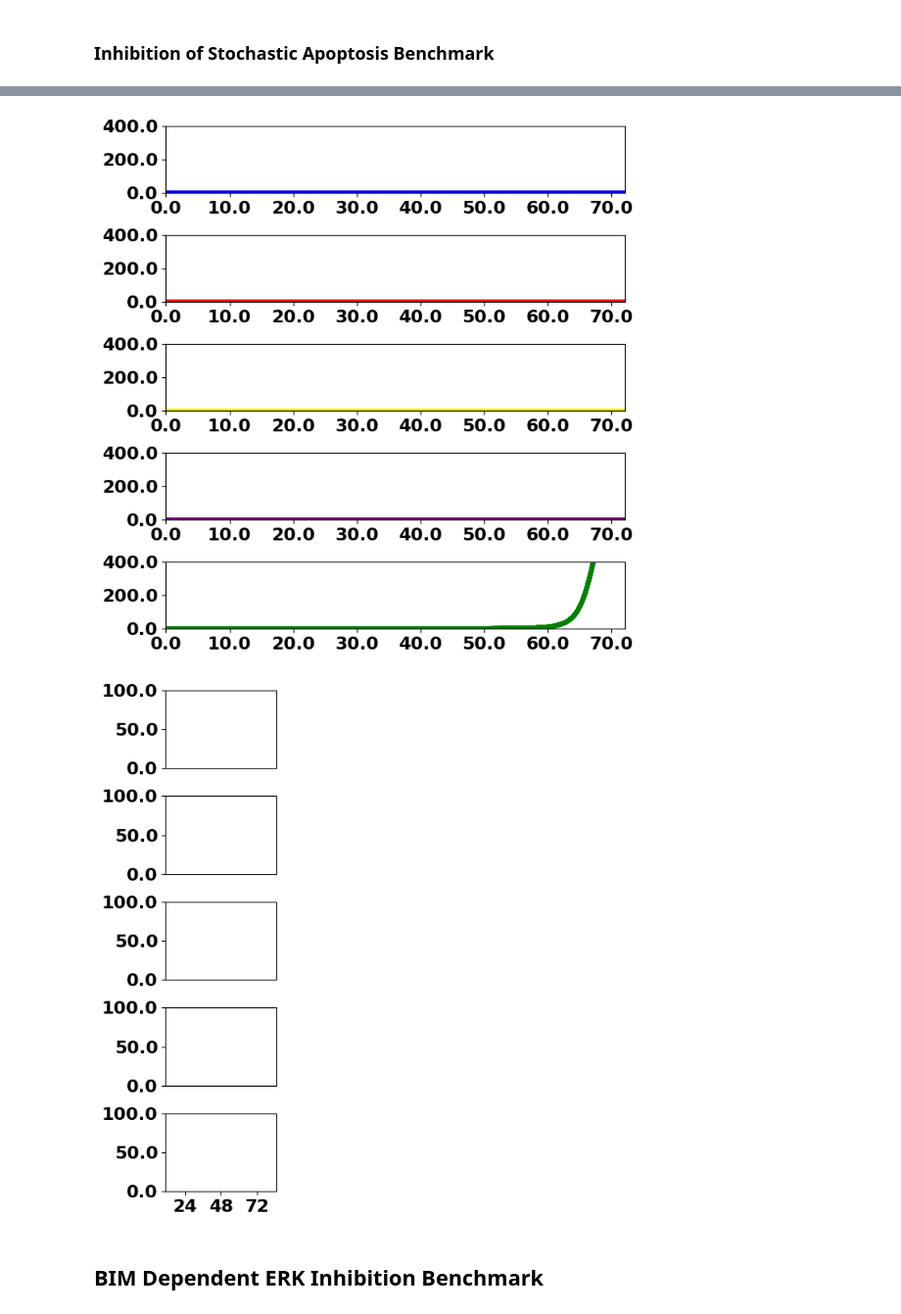
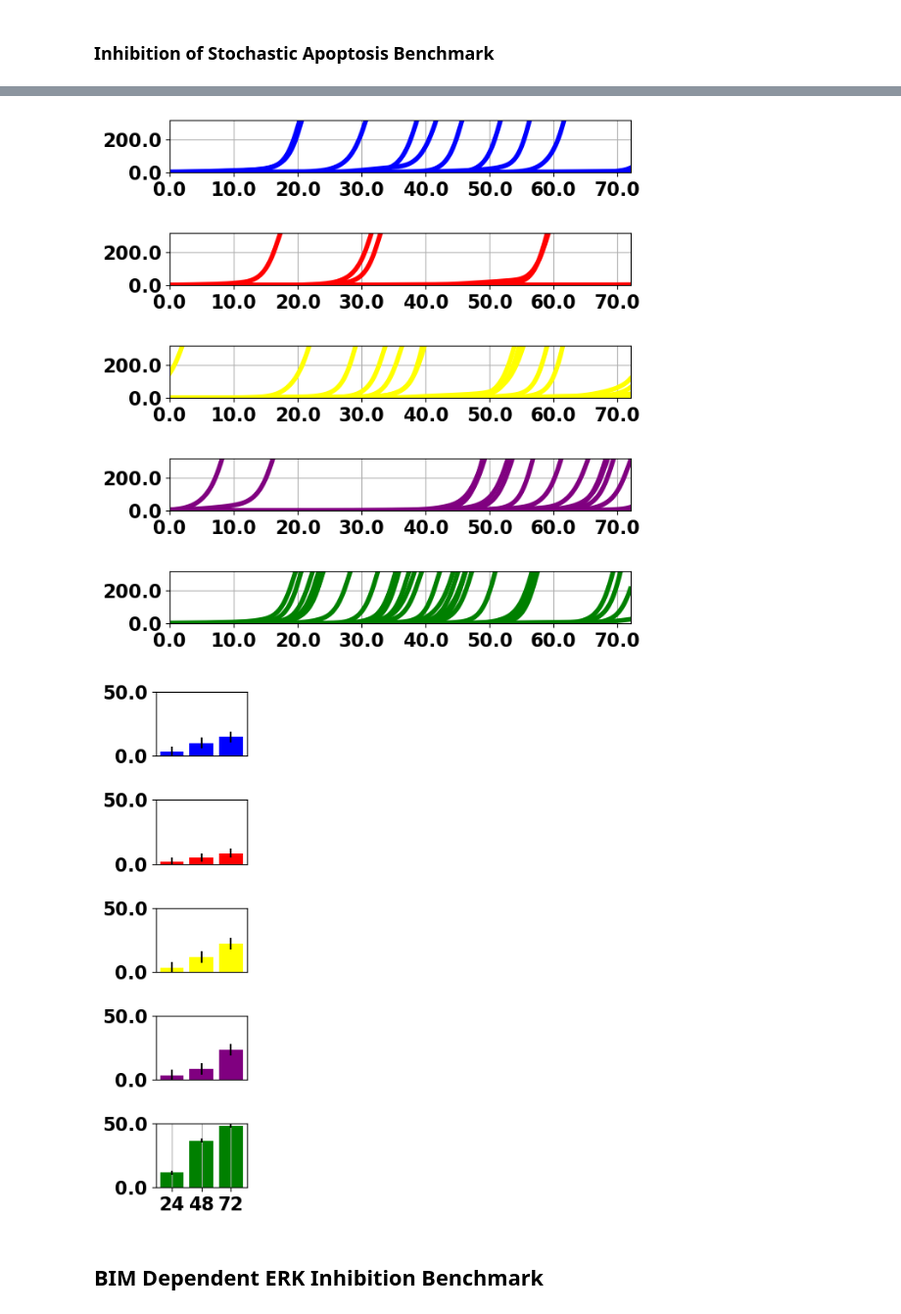
Before and after one commit to SPARCED/SPARCED, a Jupyter notebook: benchmarks/benchmark_utils/benchmark evaluation notebook.ipynb, the cells around one changed output, grey strips where cells are left out. Shown at 98% size. Saved outputs shown, nothing was run; the diff lists cells and outputs as text; code cells hidden in the pictures.

Commit message:
Fixing cell cycle benchmark
Issue with gene value assignment, changed to reassign omicsdata file.

```diff
--- a/benchmarks/benchmark_utils/benchmark evaluation notebook.ipynb
+++ b/benchmarks/benchmark_utils/benchmark evaluation notebook.ipynb
@@ -41,7 +43,7 @@ ax[0].plot(data['average_sim']['cell 0']['ERK_total']['toutS']/3600.0,
 ax[0].grid(True)
 ax[0].set_xlim(0, 24)
 ax[0].set_xticks([])
-ax[0].set_yticks(ax[0].get_yticks(), fontsize=16, weight='bold')
+ax[0].set_yticklabels(ax[0].get_yticks(), fontsize=16, weight='bold')
 
 
 ax[1].plot(data['average_sim']['cell 0']['ERK_total']['toutS']/3600.0,
@@ -49,8 +51,7 @@ ax[1].plot(data['average_sim']['cell 0']['ERK_total']['toutS']/3600.0,
 ax[1].grid(True)
 ax[1].set_xlim(0, 24)
 ax[1].set_xticks([])
-ax[1].set_yticks(fontsize=16, weight='bold')
-
+ax[1].set_yticklabels(ax[0].get_yticks(), fontsize=16, weight='bold')
 
 mRNA_MAPK1_2mpc = data['average_sim']['cell 0']['MAPK1_mRNA']['xoutS']*(1/(1.0E9/(5.2500E-12*6.023E+23)))
 mRNA_MAPK3_2mpc = data['average_sim']['cell 0']['MAPK3_mRNA']['xoutS']*(1/(1.0E9/(5.2500E-12*6.023E+23)))
@@ -60,11 +61,11 @@ ax[2].grid(True)
 ax[2].set_xlim(0, 24)
 
 ax[2].set_xticks([])
-ax[2].set_yticks(ax[1].get_yticks(), fontsize=16, weight='bold')
+ax[2].set_yticklabels(ax[0].get_yticks(), fontsize=16, weight='bold')
 
 ax[2].yaxis.get_offset_text().set_fontsize(24)
 ax[2].yaxis.get_offset_text().set_weight('bold')
-ax[2].ticklabel_format(style='sci', scilimits=(1, 1))
+# ax[2].ticklabel_format(style='sci', scilimits=(1, 1))
 ax[2].plot(data['average_sim']['cell 0']['MAPK3_mRNA']['toutS']/3600.0,mRNA_MAPK3_2mpc,'r',linewidth=4)
 
 ax[3].plot(data['average_sim']['cell 0']['ERK_total']['toutS']/3600.0,
@@ -74,11 +75,11 @@ ax[3].set_xlabel('Time (hrs)')
 ax[3].set_ylabel('total ERK (nM)', multialignment='center')
 ax[3].grid(True)
 ax[3].set_xlim(0, 24)
-ax[3].set_xticks(np.arange(0,25,step=4), fontsize=16, weight='bold')
+ax[3].set_xticklabels(np.arange(0,25,step=4), fontsize=16)
 
 # For setting x-tick properties
 ax[3].tick_params(axis='both', labelsize=16)
-ax[3].tick_params(axis='y', labelsize=16, labelweight='bold')
+ax[3].tick_params(axis='y', labelsize=16)
 
 plt.savefig('Stochastic Expression of ERK Dynamics.png')
 # %% [output]
@@ -96,7 +87,7 @@ Generating Unit Test Plot
 # %% [markdown]
 ### Receptor-Ligand Cooperativity Benchmark
 # %%
-with open('receptor-ligand-cooperativity.pkl', 'rb') as f:
+with open('receptor-ligand_cooperativity.pkl', 'rb') as f:
     data = pickle.load(f)
 
 
@@ -134,19 +125,12 @@ for condition in data:
 
 
 egf_results = list(conds.values())[0:7]
-print(egf_results)
 h_results = list(conds.values())[7:14]
-print(h_results)
 hgf_results = list(conds.values())[14:21]
-print(hgf_results)
 p_results = list(conds.values())[21:28]
-print(p_results)
 f_results = list(conds.values())[28:35]
-print(f_results)
 i_results = list(conds.values())[35:42]
-print(i_results)
 ins_results = list(conds.values())[42:49]
-print(ins_results)
 
 list_of_results = [egf_results, h_results, hgf_results, p_results, f_results, i_results, ins_results]
 list_of_ligands = ['EGF', 'H', 'HGF', 'P', 'F', 'I', 'INS']
@@ -179,7 +163,7 @@ for i, lig_result in enumerate(list_of_results):
     x_data = ligConc
     y_data = lig_result
     # Fit the curve
-    params, covariance = curve_fit(func, x_data, y_data)
+    params, covariance = curve_fit(func, x_data, y_data, maxfev = 100000)
     a_fit, b_fit, c_fit = params
     y_fit = func(x_data, a_fit, b_fit, c_fit)
 
@@ -643,7 +559,7 @@ No experimental data to compare to
 # %% [markdown]
 ### Cell Cycle Benchmark
 # %%
-with open('cell-cycle.pkl', 'rb') as f:
+with open('cell_cycle.pkl', 'rb') as f:
     data = pickle.load(f)
 
 observables = []
@@ -693,5 +609,5 @@ ax[1,1].set_xticklabels(ax[1,1].get_xticks().astype(int), weight='bold', fontsiz
 ax[1,1].set_ylabel('Cyclin B', weight='bold', fontsize=20)
 
 fig.tight_layout()
-fig.savefig('cell-cycle.png', dpi=300)
+fig.savefig('cell_cycle.png', dpi=300)
 # %% [output]
@@ -824,9 +723,10 @@ for i, condition in enumerate(data):
     axes[i].set_yticklabels(axes[i].get_yticks(), fontsize=16, weight='bold')
 
 plt.tight_layout()
-fig.savefig('inhibition-of-stochastic-apoptosis-2.png', dpi=300)
+fig.savefig('inhibition-of-stochastic-apoptosis.png', dpi=300)
 
 dead_cells = CellDeathMetrics(data , 'cPARP_total').time_to_death()
+
 dead_cells_24to72 = {}
 fig , axes = plt.subplots(5, 1, figsize=(2.5, 7))
 for i, condition in enumerate(dead_cells):
@@ -835,17 +735,19 @@ for i, condition in enumerate(dead_cells):
     dead_cells_24to72[condition]['48'] = []
     dead_cells_24to72[condition]['72'] = []
     for cell in range(30):
-        if dead_cells[condition][cell] is None:
-            dead_cells[condition][cell] = 100
-        if dead_cells[condition][cell] <= 24:
+        if np.isnan(dead_cells[condition][cell]):
+            dead_cells[condition][cell] = (100*3600)
+        if dead_cells[condition][cell] <= (24*3600):
             dead_cells_24to72[condition]['24'].append(1)
-        if dead_cells[condition][cell] <= 48:
+        if dead_cells[condition][cell] <= (48*3600):
             dead_cells_24to72[condition]['48'].append(1)
-        if dead_cells[condition][cell] <= 72:
+        if dead_cells[condition][cell] <= (72*3600):
             dead_cells_24to72[condition]['72'].append(1)
     dead_cells_24to72[condition]['24'] = len(dead_cells_24to72[condition]['24'])/len(data[condition])*100
     dead_cells_24to72[condition]['48'] = len(dead_cells_24to72[condition]['48'])/len(data[condition])*100
     dead_cells_24to72[condition]['72'] = len(dead_cells_24to72[condition]['72'])/len(data[condition])*100
+
+    print(dead_cells_24to72)
     dc_sem = np.sqrt(dead_cells_24to72[condition]['72']*(100-dead_cells_24to72[condition]['72'])/len(data[condition]))
     axes[i].bar(dead_cells_24to72[condition].keys(), dead_cells_24to72[condition].values(), yerr=dc_sem, color=colors[i])
     axes[i].set_ylim(0, 100)
@@ -857,5 +759,5 @@ for i, condition in enumerate(dead_cells):
         axes[4].set_xticklabels([24, 48, 72], fontsize=16, weight='bold')
 
 plt.tight_layout()
-fig.savefig('inhibition-of-stochastic-apoptosis-2.png')
+fig.savefig('inhibition-of-stochastic-apoptosis.png')
 # %% [output]
@@ -862,5 +769,5 @@ fig.savefig('inhibition-of-stochastic-apoptosis-2.png')
-[figure, old version]
+[figure, new version]
-[figure, old version]
+[figure, new version]
 # %% [markdown]
 ## BIM Dependent ERK Inhibition Benchmark
 # %%
```
Also changed, not shown: parts of 20 cells of this notebook, 6 other files.
